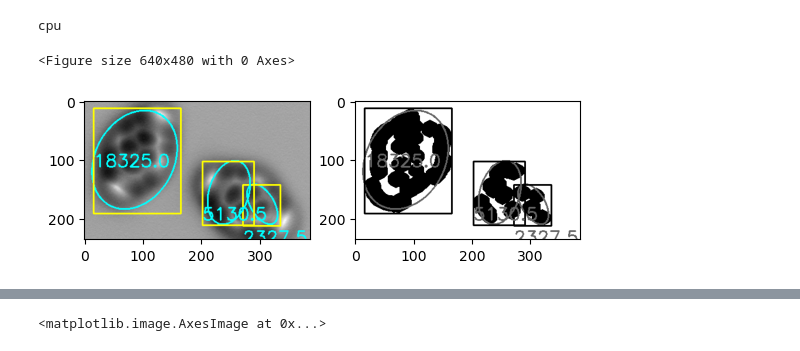
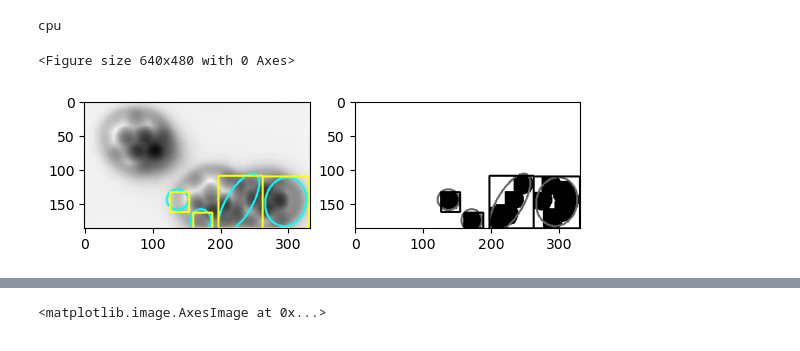
Before and after one commit to Meganwu/reaction_rl, a Jupyter notebook: img_0920.ipynb, the cells around one changed output, grey strips where cells are left out. Cells and saved outputs as stored; diff of their text form; code cells hidden in the pictures.

```diff
--- a/img_0920.ipynb
+++ b/img_0920.ipynb
@@ -18,11 +18,11 @@ import cv2
 # %% [output]
 cpu
 # %%
-img = cv2.imread('image2.png')
-result=image_process(img, kernal_v=7)  # return ell_x, ell_y, ell_wid, ell_len, ell_ang
+img = cv2.imread('image3.png')
+result=image_process(img, kernal_v=8)  # return ell_x, ell_y, ell_wid, ell_len, ell_ang
 # %% [output]
 <Figure size 640x480 with 0 Axes>
-[figure, old version]
+[figure, new version]
 # %%
 result
 # %% [output]
```
Also changed, not shown: 8 other files.
